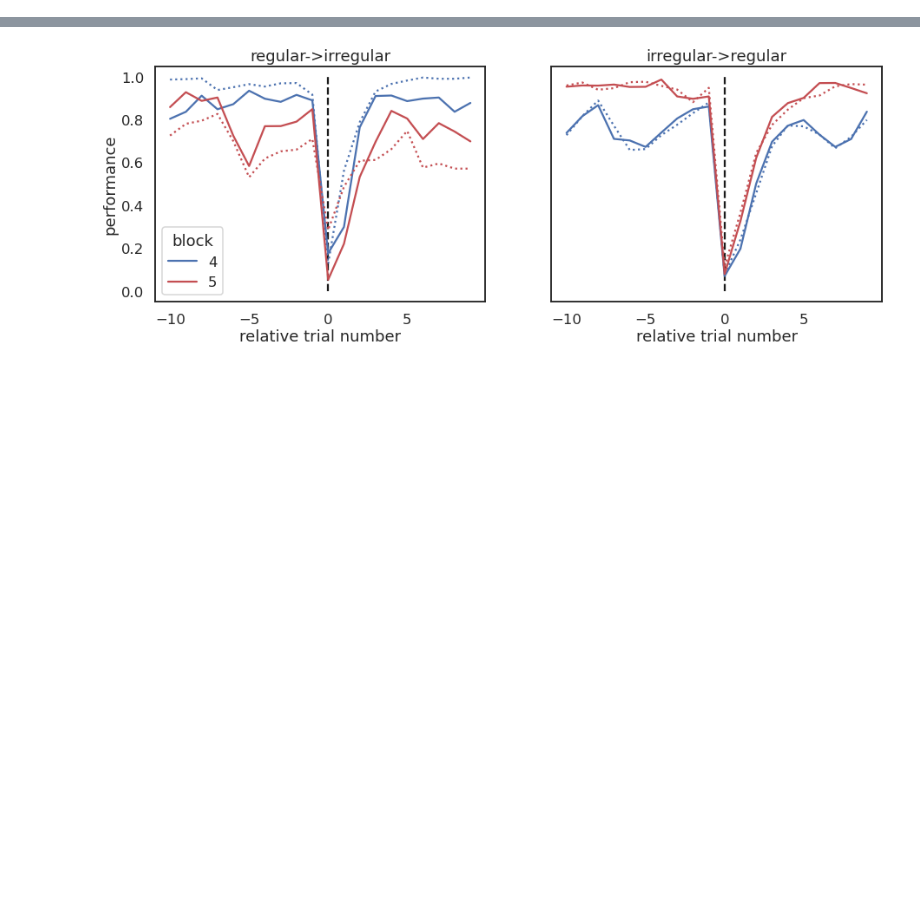
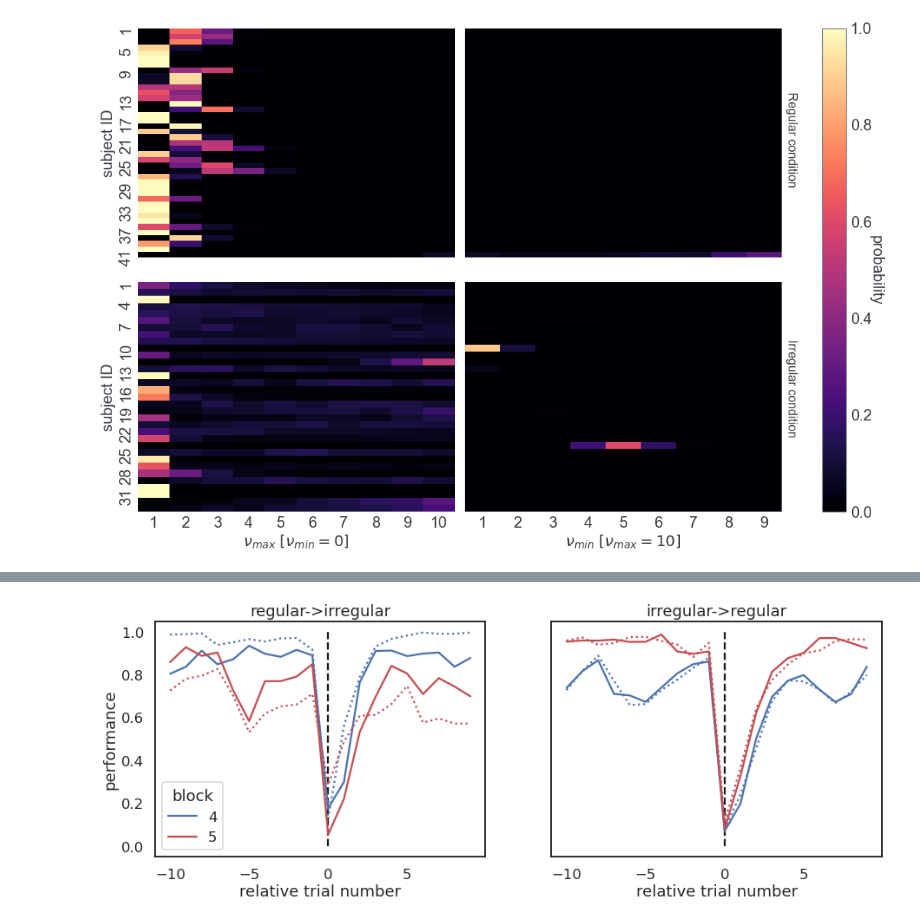
Before and after one commit to dimarkov/pybefit, a Jupyter notebook: examples/temporal_rev_learn/plot_behavioural_data.ipynb, the cells around one changed output, grey strips where cells are left out. Cells and saved outputs as stored; diff of their text form; code cells hidden in the pictures; blank space fills up the shorter version.

```diff
--- a/examples/temporal_rev_learn/plot_behavioural_data.ipynb
+++ b/examples/temporal_rev_learn/plot_behavioural_data.ipynb
@@ -280,0 +250,38 @@ fig.savefig('data_model_comaprison.svg', transparent=True, dpi=300)
+# %%
+fig, axes = plt.subplots(2, 2, figsize=(16, 10), sharex='col', sharey='row')
+x_ticks = [list(range(1, 11)), list(range(1, 10))]
+y_ticks = [list(range(1, ns_reg + 1)), list(range(1, ns_irr + 1))]
+labels = [r'$\nu_{max}$ $\left[ \nu_{min}=0 \right]$', r'$\nu_{min}$ $\left[ \nu_{max}=10 \right]$']
+
+d = 10  # number of models with fixed nu_min
+probs = softmax(waic_array, 0).T
+
+for i in range(2):
+    for j in range(2):
+        sns.heatmap(data=probs[i*ns_reg:(i+1)*ns_reg, j*d:(j+1)*d],
+                    ax=axes[i, j],
+                    xticklabels=x_ticks[j],
+                    cbar=False,
+                    vmin=0,
+                    vmax=1,
+                    cmap='magma')
+    axes[i, 0].set_ylabel('subject ID')
+
+axes[1, 0].set_xlabel(labels[0])
+axes[1, 1].set_xlabel(labels[1])
+
+axes[0, 0].yaxis.set_ticklabels(range(1, ns_reg + 1, 4))
+axes[1, 0].yaxis.set_ticklabels(range(1, ns_irr + 1, 3))
+
+axes[0, 1].text(9.1, 28, 'Regular condition', rotation=-90, fontsize=16);
+axes[1, 1].text(9.1, 22, 'Irregular condition', rotation=-90, fontsize=16);
+
+fig.tight_layout()
+
+norm = colors.Normalize(vmin=0, vmax=1)
+cbar = fig.colorbar(cm.ScalarMappable(norm=norm, cmap='magma'), ax=axes)
+cbar.ax.set_ylabel('Posterior probability', rotation=-90, labelpad=15);
+
+fig.savefig('supp_Fig7-1.pdf', bbox_inches='tight', dpi=300)
+# %% [output]
+[figure, added]
```
Also changed, not shown: parts of 27 cells of this notebook, 10 other files.
